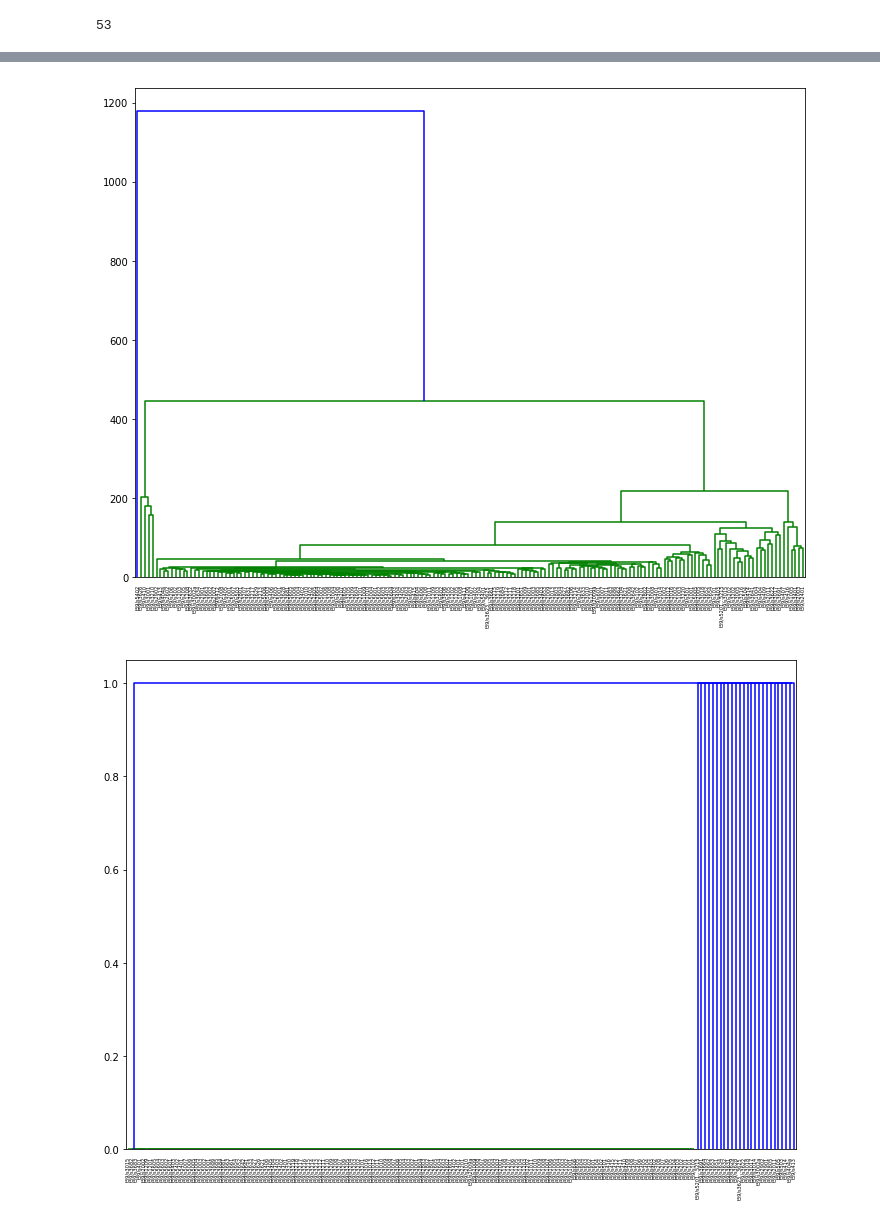
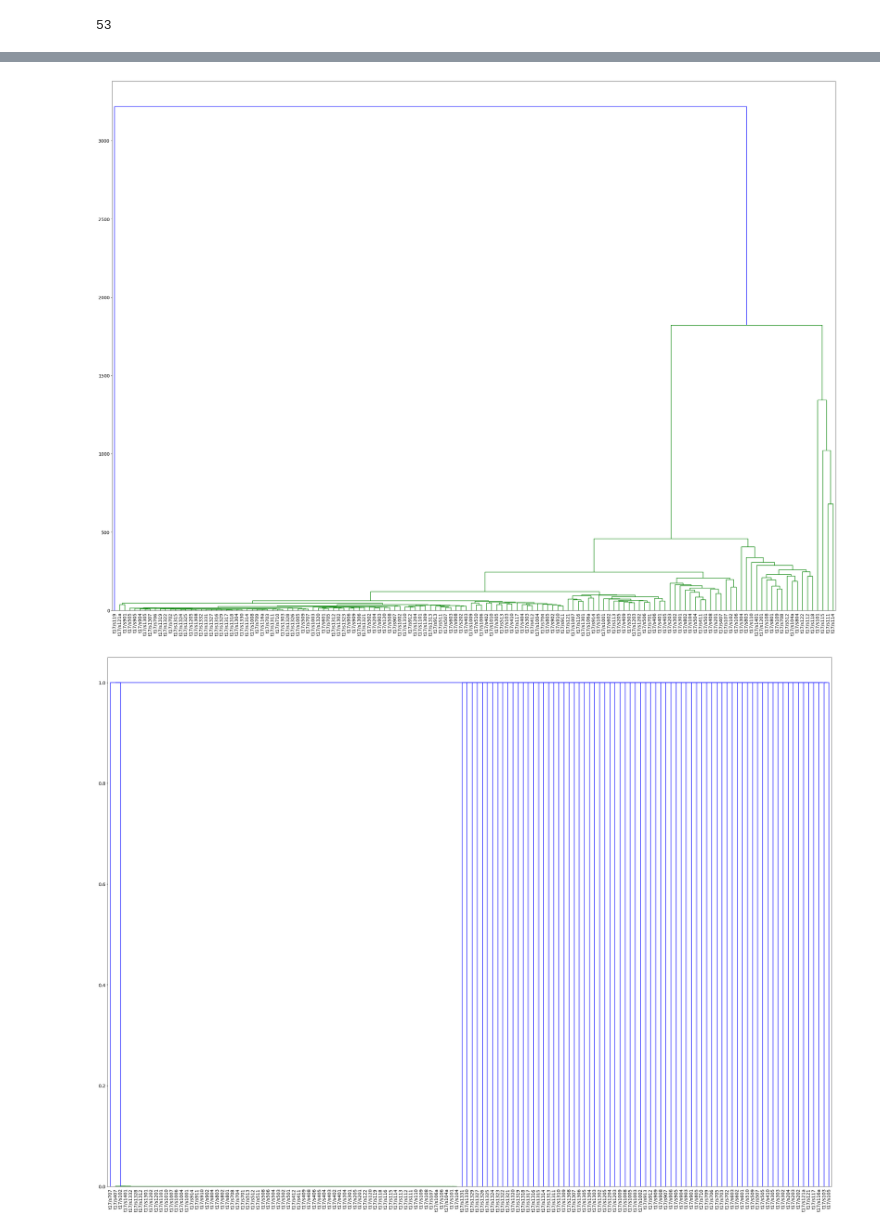
Before and after one commit to zhihao-liu/uscode-analysis, a Jupyter notebook: examples/cluster.ipynb, the cells around one changed output, grey strips where cells are left out. Drawn from its saved outputs; the diff is of its cells as text; code cells hidden in the pictures.

Commit message:
Clustering based on direct citations

```diff
--- a/examples/cluster.ipynb
+++ b/examples/cluster.ipynb
@@ -17,5 +17,5 @@ from cluster import Clustering, vectorization_distance, CitationSinks
 # %%
-usc = USCode.from_json('../data/usc201909.json')
+usc = USCode.from_json('../data/usc20191009-enhanced.json')
 print(len(usc.titles()))
 # %% [output]
 53
@@ -27,6 +27,6 @@ print(len(cn.nodes))
 # %%
-title_ids = ['t17', 't32', 't39']
-section_lists = [list(usc.title(t).sections()) for t in title_ids]
+# title_ids = ['t17', 't32', 't39']
+# section_lists = [list(usc.title(t).sections()) for t in title_ids]
 
-for sections in section_lists:
-    print(len(sections))
+# for sections in section_lists:
+#     print(len(sections))
@@ -37,8 +33,8 @@ for sections in section_lists:
 # %%
-def print_num_of_sinks(sections):
-    for sec in itertools.islice(sections, 5):
-        print('{}: {} sinks'.format(sec.id, len(cn.sinks_from(sec.id))))
-    print()
+# def print_num_of_sinks(sections):
+#     for sec in itertools.islice(sections, 5):
+#         print('{}: {} sinks'.format(sec.id, len(cn.sinks_from(sec.id))))
+#     print()
 
-for sections in section_lists:
-    print_num_of_sinks(sections)
+# for sections in section_lists:
+#     print_num_of_sinks(sections)
@@ -75,10 +53,12 @@ t39/s203: 4920 sinks
 # %%
 def show_dendrogram(sections):
     vectorization_clustering = Clustering(sections, vectorization_distance)
-    citation_clustering = Clustering(sections, CitationSinks(sections, cn).distance)
+    sinks_clustering = Clustering(sections, CitationSinks(sections, cn).distance)
+    citation_clustering = Clustering(sections, citation_distance)
 
-    plt.figure(figsize=(12, 9))
-    vectorization_clustering.plot_dendrogram()
-
-    plt.figure(figsize=(12, 9))
-    citation_clustering.plot_dendrogram()
+    clusterings = [vectorization_clustering, sinks_clustering, citation_clustering]
+    for clustering in clusterings:
+        plt.figure(figsize=(40, 30))
+        clustering.plot_dendrogram()
+        plt.xticks(fontsize=14)
+        plt.yticks(fontsize=14)))
@@ -95,5 +65,6 @@ show_dendrogram(section_lists[1])
-# %%
-show_dendrogram(section_lists[2])
-# %% [output]
-[figure, removed]
-[figure, removed]
+# %%
+t = 't17'
+show_dendrogram(usc.title(t).sections())
+# %% [output]
+[figure, added]
+[figure, added]
```
Also changed, not shown: parts of 10 cells of this notebook, 3 other files.
